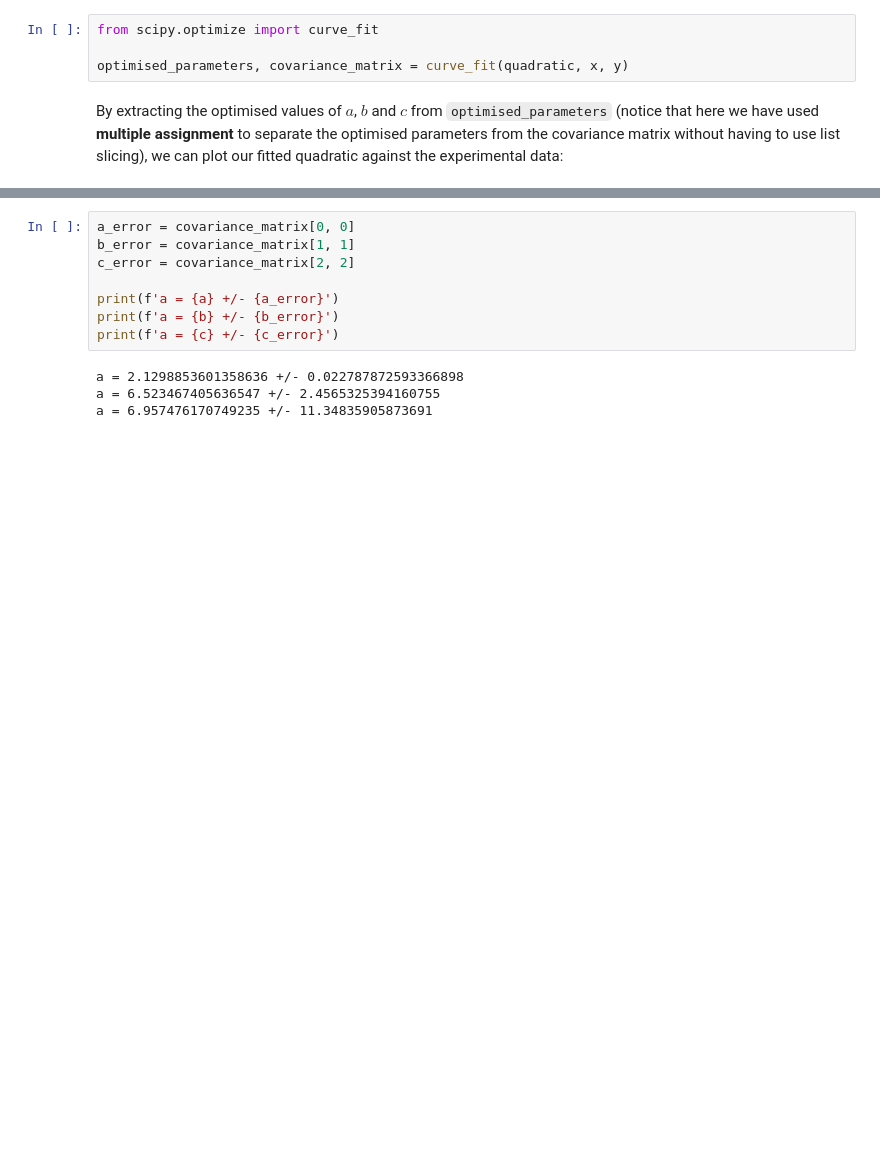
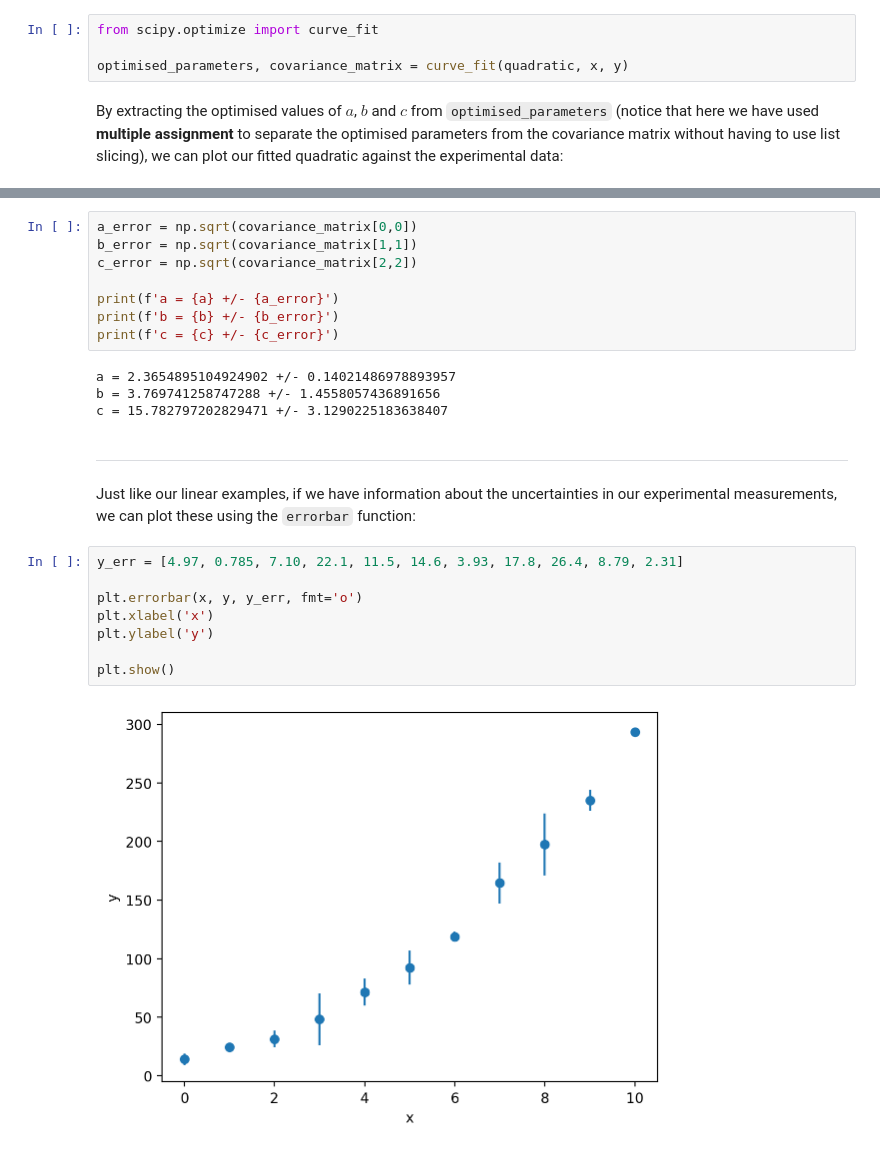
Before and after one commit to pythoninchemistry/ch12004, a Jupyter notebook: _sources/lab_6/non_linear_regression.ipynb, the cells around one changed output, grey strips where cells are left out. Drawn from its saved outputs; the diff is of its cells as text; blank space fills up the shorter version.

```diff
--- a/_sources/lab_6/non_linear_regression.ipynb
+++ b/_sources/lab_6/non_linear_regression.ipynb
@@ -65,12 +67,26 @@ Again we can the uncertainties in our model parameters (this time without taking
 # %%
-a_error = covariance_matrix[0, 0]
-b_error = covariance_matrix[1, 1]
-c_error = covariance_matrix[2, 2]
+a_error = np.sqrt(covariance_matrix[0,0])
+b_error = np.sqrt(covariance_matrix[1,1])
+c_error = np.sqrt(covariance_matrix[2,2])
 
 print(f'a = {a} +/- {a_error}')
-print(f'a = {b} +/- {b_error}')
-print(f'a = {c} +/- {c_error}')
+print(f'b = {b} +/- {b_error}')
+print(f'c = {c} +/- {c_error}')
 # %% [output]
-a = 2.1298853601358636 +/- 0.022787872593366898
-a = 6.523467405636547 +/- 2.4565325394160755
-a = 6.957476170749235 +/- 11.34835905873691
+a = 2.3654895104924902 +/- 0.14021486978893957
+b = 3.769741258747288 +/- 1.4558057436891656
+c = 15.782797202829471 +/- 3.1290225183638407
+# %% [markdown]
+---
+
+Just like our linear examples, if we have information about the uncertainties in our experimental measurements, we can plot these using the `errorbar` function:
+# %%
+y_err = [4.97, 0.785, 7.10, 22.1, 11.5, 14.6, 3.93, 17.8, 26.4, 8.79, 2.31]
+
+plt.errorbar(x, y, y_err, fmt='o')
+plt.xlabel('x')
+plt.ylabel('y')
+
+plt.show()
+# %% [output]
+[figure, added]
```
Also changed, not shown: parts of 18 cells of this notebook, 24 other files.
